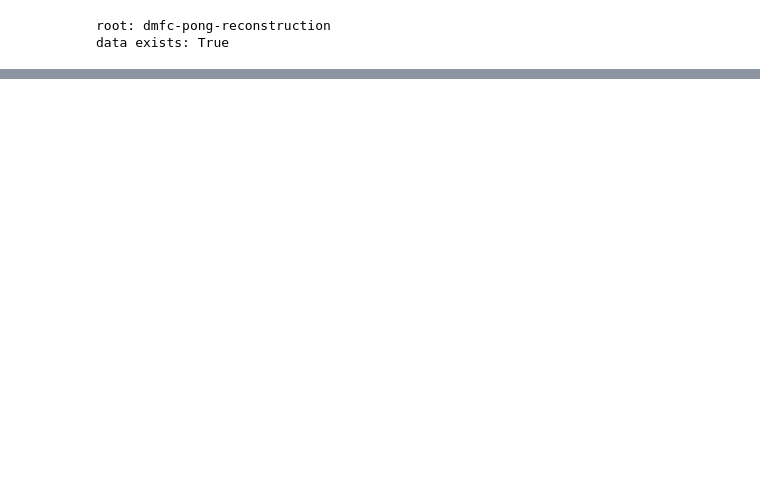
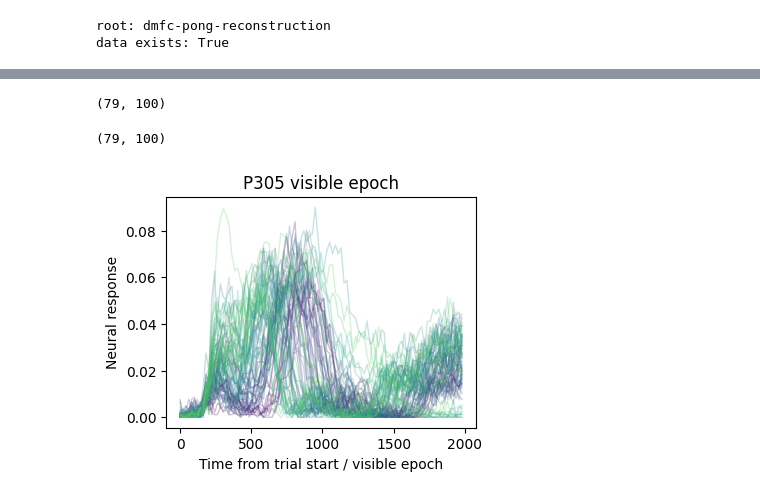
Before and after one commit to ksbong/dmfc-pong-reconstruction, a Jupyter notebook: notebooks/03_fig2c_neural_response_inspection.ipynb, the cells around one changed output, grey strips where cells are left out. Saved outputs shown, nothing was run; the diff lists cells and outputs as text; code cells hidden in the pictures; blank space fills up the shorter version.

Commit message:
analysis: reconstruct Figure 2C neural response traces

```diff
--- a/notebooks/03_fig2c_neural_response_inspection.ipynb
+++ b/notebooks/03_fig2c_neural_response_inspection.ipynb
@@ -51,0 +83,5 @@ files_df
+# %%
+p_dmfc = load_pickle(DATA_DIR / "perle_hand_dmfc_dataset_50ms.pkl")
+m_dmfc = load_pickle(DATA_DIR / "mahler_hand_dmfc_dataset_50ms.pkl")
+
+inspect_object(p_dmfc), inspect_object(m_dmfc)
@@ -51,0 +96,38 @@ files_df
+# %%
+import numpy as np
+
+p305_vis = p_dmfc["neural_responses_reliable"]["occ"][305]
+p305_vis.shape
+# %% [output]
+(79, 100)
+# %%
+import numpy as np
+import matplotlib.pyplot as plt
+from matplotlib.colors import Normalize
+
+p305 = p_dmfc["neural_responses_reliable"]["occ"][305]
+
+print(p305.shape)  # (79, 100)
+
+time = np.linspace(0, 2000, p305.shape[1])
+
+plt.figure(figsize=(4, 3))
+
+cmap = plt.get_cmap("viridis")
+norm = Normalize(
+    vmin=time[0],
+    vmax=time[-1]
+)
+colors = cmap(norm(time))
+
+for i, response in enumerate(p305_vis):
+    plt.plot(time, response, color=colors[i], alpha=0.25, linewidth=1.0)
+
+
+plt.xlabel("Time from trial start / visible epoch")
+plt.ylabel("Neural response")
+plt.title("P305 visible epoch")
+plt.show()
+# %% [output]
+(79, 100)
+[figure, added]
```
Also changed, not shown: parts of 16 cells of this notebook, 2 other files.
